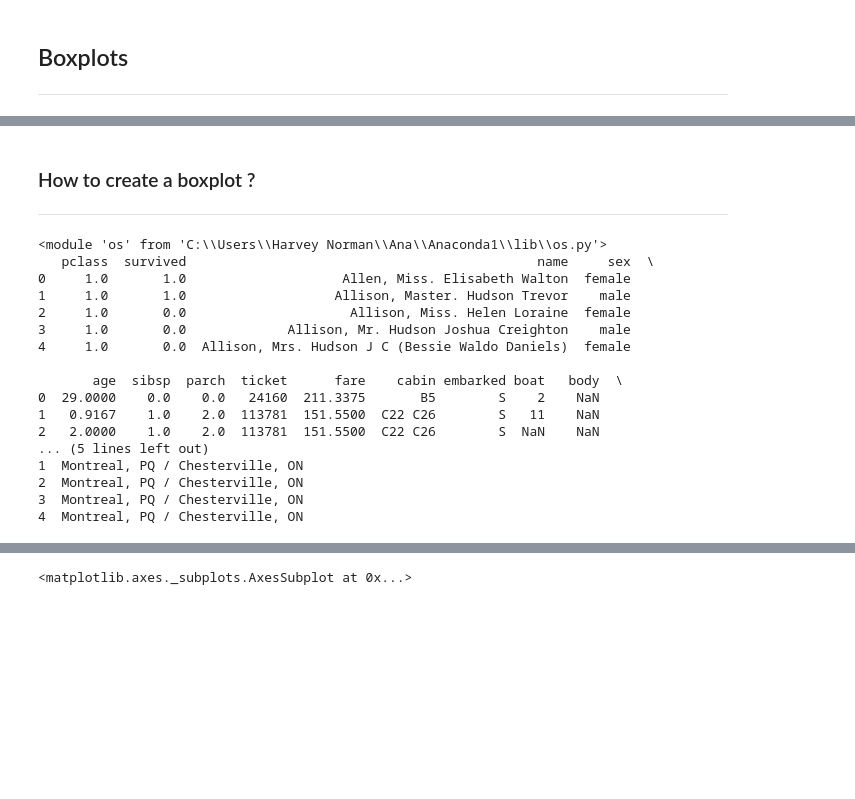
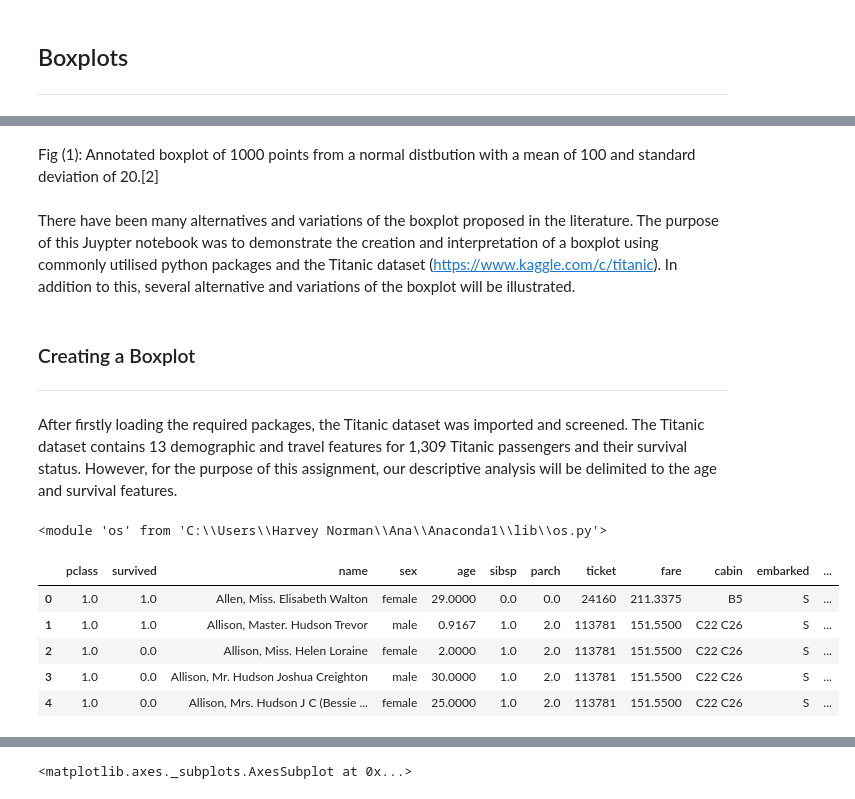
Before and after one commit to roisinanglim/boxplot.py, a Jupyter notebook: boxplot.py.ipynb, the cells around one changed output, grey strips where cells are left out. Saved outputs shown, nothing was run; the diff lists cells and outputs as text; code cells hidden in the pictures; blank space fills up the shorter version.

```diff
--- a/boxplot.py.ipynb
+++ b/boxplot.py.ipynb
@@ -42,4 +13,10 @@ Due to their practicallity overtime boxplots have evolved into a wealth of varia
-# %% [markdown]
-### How to create a boxplot ?
----------------------------------
+# %% [markdown]
+Fig (1):  Annotated boxplot of 1000 points from a normal distbution with a mean of 100 and standard deviation of 20.[2]
+# %% [markdown]
+There have been many alternatives and variations of the boxplot proposed in the literature. The purpose of this Juypter notebook was to demonstrate the creation and interpretation of a boxplot using commonly utilised python packages and the Titanic dataset (https://www.kaggle.com/c/titanic). In addition to this, several alternative and variations of the boxplot will be illustrated.
+# %% [markdown]
+### Creating a Boxplot
+---------------------------------
+
+After firstly loading the required packages, the Titanic dataset was imported and screened.   The Titanic dataset contains 13 demographic and travel features for 1,309 Titanic passengers and their survival status.  However, for the purpose of this assignment, our descriptive analysis will be delimited to the age and survival features.
 # %%
@@ -52,28 +31,17 @@ import os
 # %%
 #confirm directory for your dataset
 print(os)
-#Read in data from OS
+#Read in data from a csv file
 df = pd.read_csv('titanic3.csv')
-#emptyidx =pd.isnull(df)
-#if np.sum(np.sum(emptyidx)) >0 :
-#data = df.dropna()
-#print first 5 lines of imported data
-print(df.head())
+#print first 5 lines of imported data to see data types
+df.head()
+#Delimit data to the age and surival column
+df = df[['age','survived']]
 # %% [output]
 <module 'os' from 'C:\\Users\\Harvey Norman\\Ana\\Anaconda1\\lib\\os.py'>
-   pclass  survived                                             name     sex  \
-0     1.0       1.0                    Allen, Miss. Elisabeth Walton  female
-1     1.0       1.0                   Allison, Master. Hudson Trevor    male
-2     1.0       0.0                     Allison, Miss. Helen Loraine  female
-3     1.0       0.0             Allison, Mr. Hudson Joshua Creighton    male
-4     1.0       0.0  Allison, Mrs. Hudson J C (Bessie Waldo Daniels)  female
-
-       age  sibsp  parch  ticket      fare    cabin embarked boat   body  \
-0  29.0000    0.0    0.0   24160  211.3375       B5        S    2    NaN
-1   0.9167    1.0    2.0  113781  151.5500  C22 C26        S   11    NaN
-2   2.0000    1.0    2.0  113781  151.5500  C22 C26        S  NaN    NaN
-... (5 lines left out)
-1  Montreal, PQ / Chesterville, ON
-2  Montreal, PQ / Chesterville, ON
-3  Montreal, PQ / Chesterville, ON
-4  Montreal, PQ / Chesterville, ON
+|  | pclass | survived | name | sex | age | sibsp | parch | ticket | fare | cabin | embarked | ... |
+| 0 | 1.0 | 1.0 | Allen, Miss. Elisabeth Walton | female | 29.0000 | 0.0 | 0.0 | 24160 | 211.3375 | B5 | S | ... |
+| 1 | 1.0 | 1.0 | Allison, Master. Hudson Trevor | male | 0.9167 | 1.0 | 2.0 | 113781 | 151.5500 | C22 C26 | S | ... |
+| 2 | 1.0 | 0.0 | Allison, Miss. Helen Loraine | female | 2.0000 | 1.0 | 2.0 | 113781 | 151.5500 | C22 C26 | S | ... |
+| 3 | 1.0 | 0.0 | Allison, Mr. Hudson Joshua Creighton | male | 30.0000 | 1.0 | 2.0 | 113781 | 151.5500 | C22 C26 | S | ... |
+| 4 | 1.0 | 0.0 | Allison, Mrs. Hudson J C (Bessie ... | female | 25.0000 | 1.0 | 2.0 | 113781 | 151.5500 | C22 C26 | S | ... |
```
Also changed, not shown: parts of 19 cells of this notebook, 1 other file.
